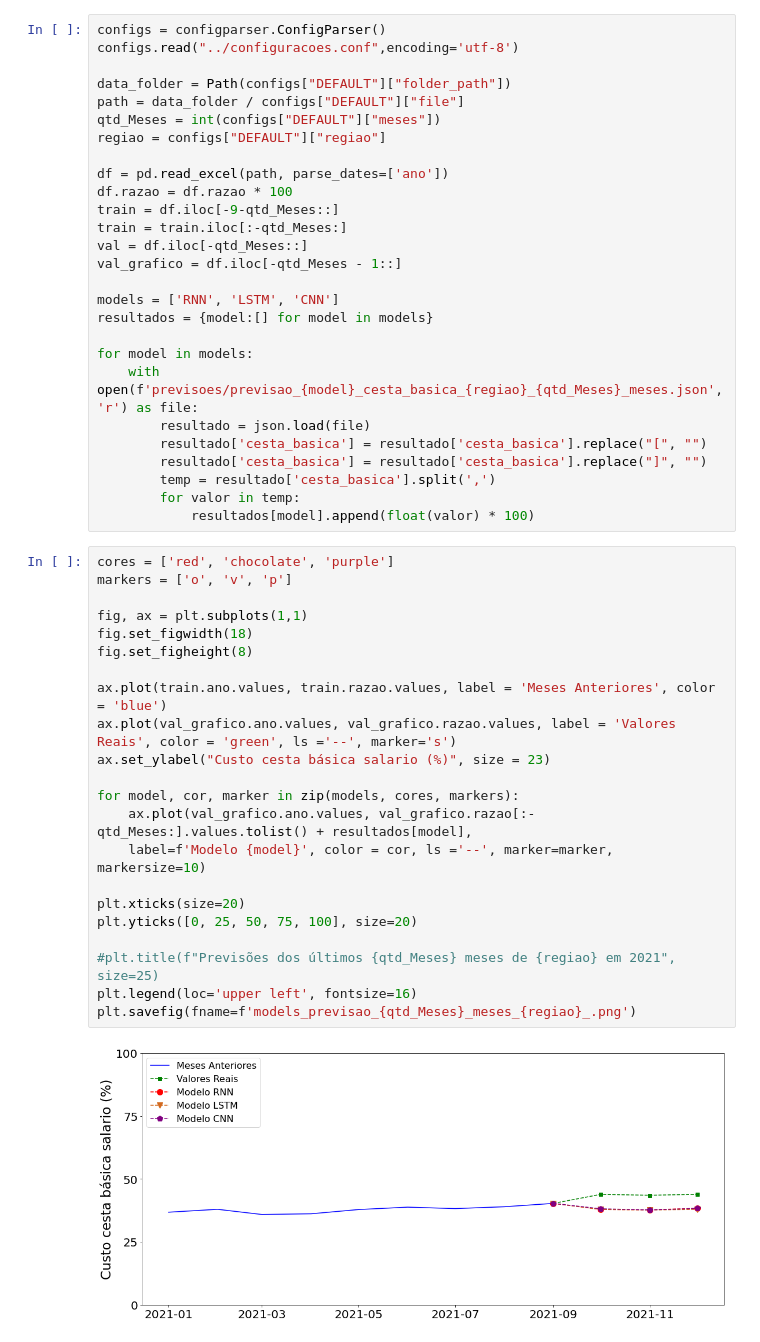
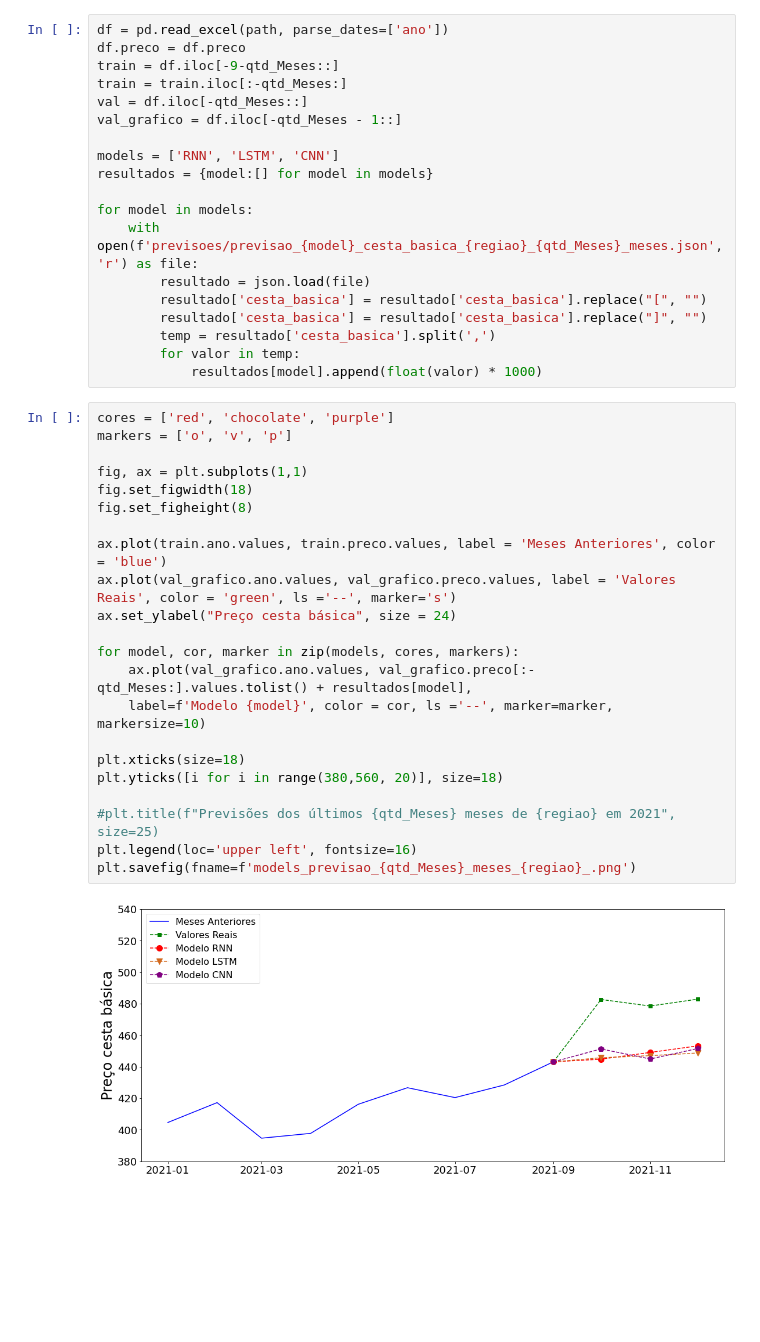
Before and after one commit to matheusssilva991/redes-neurais-previsao-cesta-basica-Ilheus-Itabuna, a Jupyter notebook: resultados/resultados_previsoes.ipynb, the cells around one changed output. Drawn from its saved outputs; the diff is of its cells as text; blank space fills up the shorter version.

```diff
--- a/resultados/resultados_previsoes.ipynb
+++ b/resultados/resultados_previsoes.ipynb
@@ -15,14 +23,6 @@ def RMSE(y_real, y_predict):
 # %%
-configs = configparser.ConfigParser()
-configs.read("../configuracoes.conf",encoding='utf-8')
-
-data_folder = Path(configs["DEFAULT"]["folder_path"])
-path = data_folder / configs["DEFAULT"]["file"]
-qtd_Meses = int(configs["DEFAULT"]["meses"])
-regiao = configs["DEFAULT"]["regiao"]
-
 df = pd.read_excel(path, parse_dates=['ano'])
-df.razao = df.razao * 100
+df.preco = df.preco
 train = df.iloc[-9-qtd_Meses::]
 train = train.iloc[:-qtd_Meses:]
 val = df.iloc[-qtd_Meses::]
@@ -38,31 +38,31 @@ for model in models:
         resultado['cesta_basica'] = resultado['cesta_basica'].replace("]", "")
         temp = resultado['cesta_basica'].split(',')
         for valor in temp:
-            resultados[model].append(float(valor) * 100)
+            resultados[model].append(float(valor) * 1000)
 # %%
 cores = ['red', 'chocolate', 'purple']
 markers = ['o', 'v', 'p']
 
 fig, ax = plt.subplots(1,1)
 fig.set_figwidth(18)
 fig.set_figheight(8)
 
-ax.plot(train.ano.values, train.razao.values, label = 'Meses Anteriores', color = 'blue')
-ax.plot(val_grafico.ano.values, val_grafico.razao.values, label = 'Valores Reais', color = 'green', ls ='--', marker='s')
-ax.set_ylabel("Custo cesta básica salario (%)", size = 23)
+ax.plot(train.ano.values, train.preco.values, label = 'Meses Anteriores', color = 'blue')
+ax.plot(val_grafico.ano.values, val_grafico.preco.values, label = 'Valores Reais', color = 'green', ls ='--', marker='s')
+ax.set_ylabel("Preço cesta básica", size = 24)
 
 for model, cor, marker in zip(models, cores, markers):
-    ax.plot(val_grafico.ano.values, val_grafico.razao[:-qtd_Meses:].values.tolist() + resultados[model],
+    ax.plot(val_grafico.ano.values, val_grafico.preco[:-qtd_Meses:].values.tolist() + resultados[model],
     label=f'Modelo {model}', color = cor, ls ='--', marker=marker, markersize=10)
 
-plt.xticks(size=20)
-plt.yticks([0, 25, 50, 75, 100], size=20)
+plt.xticks(size=18)
+plt.yticks([i for i in range(380,560, 20)], size=18)
 
 #plt.title(f"Previsões dos últimos {qtd_Meses} meses de {regiao} em 2021", size=25)
 plt.legend(loc='upper left', fontsize=16)
 plt.savefig(fname=f'models_previsao_{qtd_Meses}_meses_{regiao}_.png')
 # %% [output]
-[figure, old version]
+[figure, new version]
 # %%
 metrics_index = ['MAE', 'MSE', 'RMSE', 'MAPE(%)']
 
```
Also changed, not shown: parts of 2 cells of this notebook, 16 other files.
